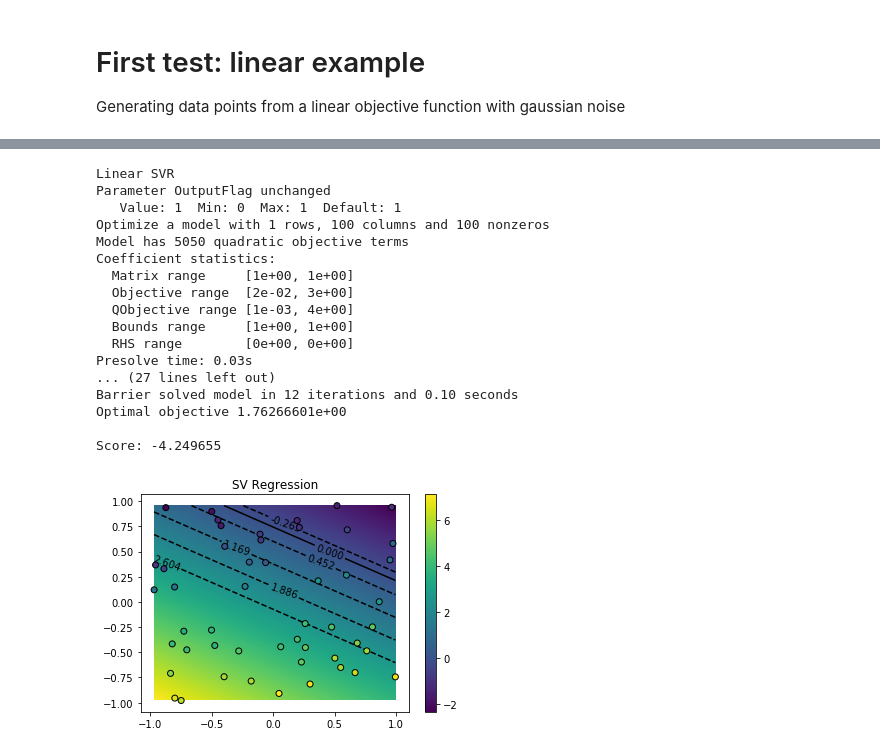
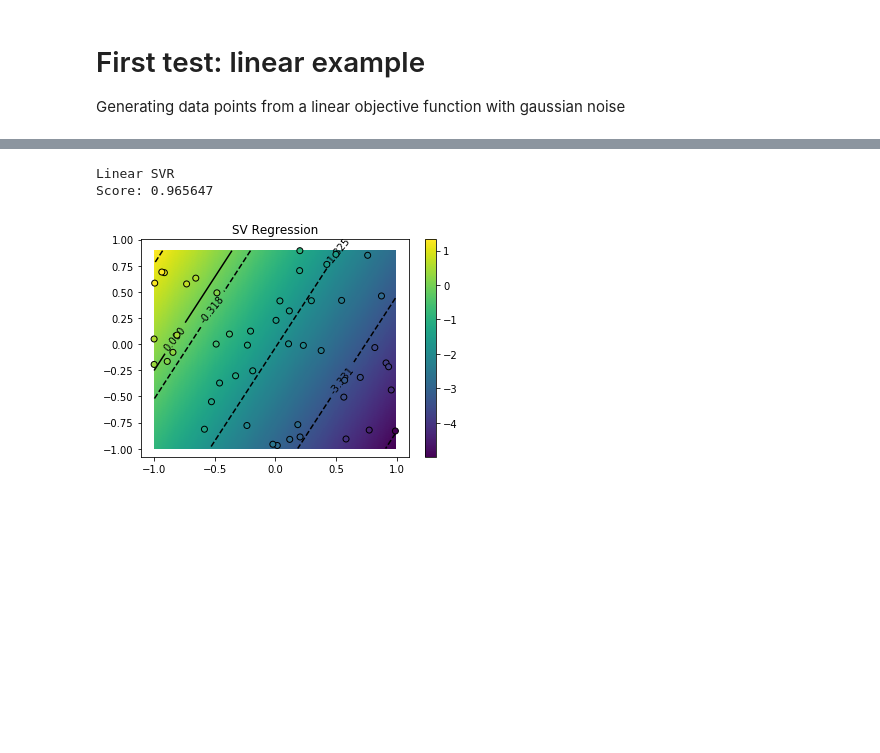
Before and after one commit to Scienziatopazzo/svm-thesis, a Jupyter notebook: experiments/Custom-SVR-Tests.ipynb, the cells around one changed output, grey strips where cells are left out. Cells and saved outputs as stored; diff of their text form; code cells hidden in the pictures; blank space fills up the shorter version.

```diff
--- a/experiments/Custom-SVR-Tests.ipynb
+++ b/experiments/Custom-SVR-Tests.ipynb
@@ -19,6 +20,8 @@ w = np.random.randn(3)
 
 X = np.random.rand(npoints, 2)*2 -1
 y = np.matmul(X,w[:2])+w[2] + (np.random.randn(npoints)*noise)
+
+X_Train, X_Test, y_Train, y_Test = train_test_split(X, y, test_size = 1/4)
 
 plt.scatter(X[:, 0], X[:, 1], c=y, zorder=10, edgecolor='k')
 
@@ -44,38 +47,23 @@ plt.show()
 # %%
 print("Linear SVR")
-svr_lin = SVR(C=1.0, epsilon=0.1, kernel='linear', verbose=True)
-svr_lin.fit(X,y)
-print("Score: %f" % svr_lin.score(X,y))
+svr_lin = SVR(C=1.0, epsilon=0.1, kernel='linear')
+svr_lin.fit(X_Train,y_Train)
+print("Score: %f" % svr_lin.score(X_Test,y_Test))
 
 plt.scatter(X[:, 0], X[:, 1], c=y, zorder=10, edgecolor='k')
 plt.axis('tight')
 
 Ylsvr = svr_lin.predict(np.c_[X1.ravel(), X2.ravel()]).reshape(X1.shape)
 meshlsvr = plt.pcolormesh(X1, X2, Ylsvr)
 conlsvr = plt.contour(X1, X2, Ylsvr, colors=['k']*10, linestyles=['--']*10, levels=np.linspace(y.min(), y.max(), num=5))
 plt.clabel(conlsvr, inline=1, fontsize=10)
 zeroclsvr = plt.contour(X1, X2, Ylsvr, colors=['k'], linestyles=['-'], levels=[0])
 plt.clabel(zeroclsvr, inline=1, fontsize=10)
 plt.colorbar(meshlsvr, extendfrac='auto')
 
 plt.title("SV Regression")
 plt.show()
 # %% [output]
 Linear SVR
-Parameter OutputFlag unchanged
-   Value: 1  Min: 0  Max: 1  Default: 1
-Optimize a model with 1 rows, 100 columns and 100 nonzeros
-Model has 5050 quadratic objective terms
-Coefficient statistics:
-  Matrix range     [1e+00, 1e+00]
-  Objective range  [2e-02, 3e+00]
-  QObjective range [1e-03, 4e+00]
-  Bounds range     [1e+00, 1e+00]
-  RHS range        [0e+00, 0e+00]
-Presolve time: 0.03s
-... (27 lines left out)
-Barrier solved model in 12 iterations and 0.10 seconds
-Optimal objective 1.76266601e+00
-
-Score: -4.249655
+Score: 0.965647
-[figure, old version]
+[figure, new version]
```
Also changed, not shown: parts of 7 cells of this notebook, 2 other files.
